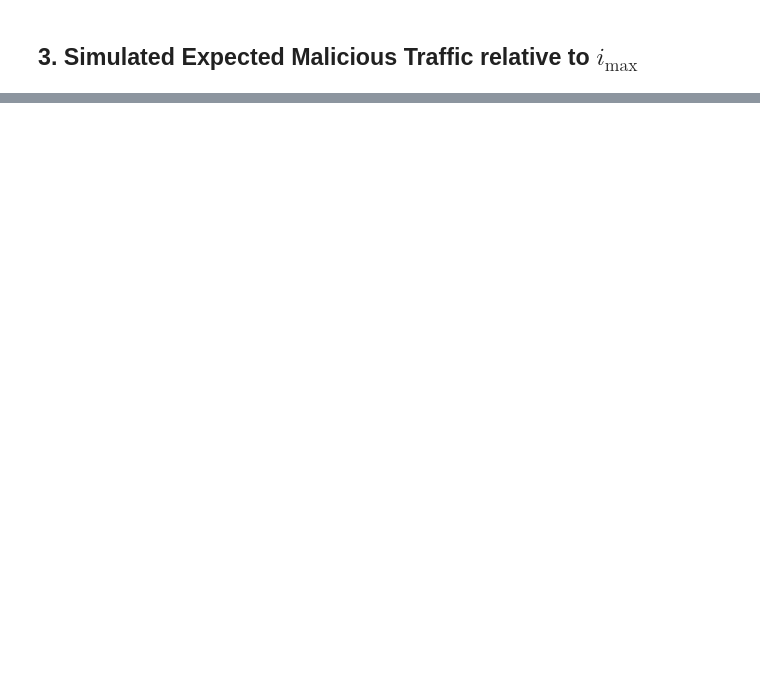
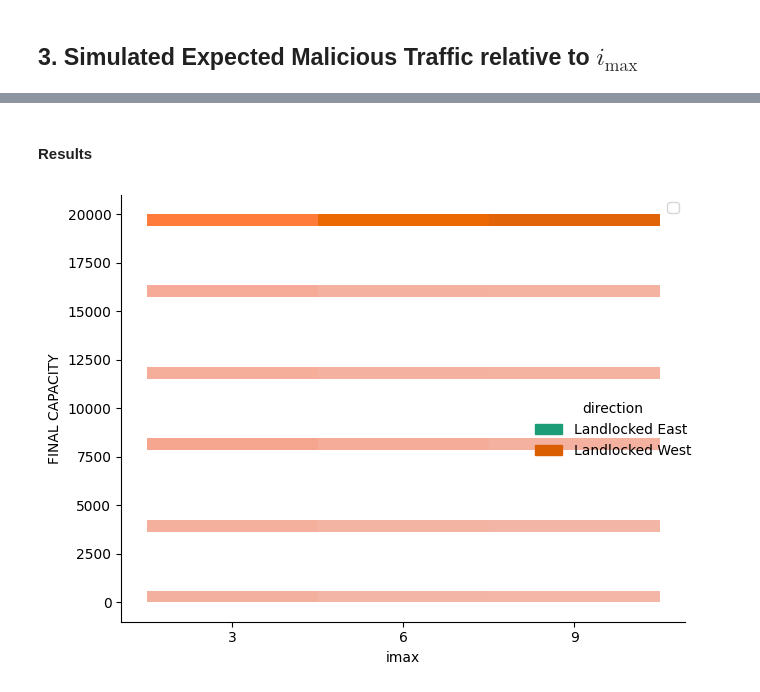
Before and after one commit to Foalfloater66/starlink-fyp, a Jupyter notebook: graphs/chap_5_experiments/5_3_experiments.ipynb, the cells around one changed output, grey strips where cells are left out. Drawn from its saved outputs; the diff is of its cells as text; code cells hidden in the pictures; blank space fills up the shorter version.

```diff
--- a/graphs/chap_5_experiments/5_3_experiments.ipynb
+++ b/graphs/chap_5_experiments/5_3_experiments.ipynb
@@ -42,20 +42,19 @@ log_directory = "../../simulator/Logs/"
 # Utility functions
 from abc import ABC
 
-def load_data(relative_path: str):
+
+def load_csv_data(relative_path: str):
     # TODO: should be named load_csv_data
     """Load CSV data."""
     path = os.path.join(log_directory, relative_path)
-    if not os.path.isfile(path):
-        raise Exception(f"The path {path} does not exist.")
+    assert os.path.isfile(path)
     return pd.read_csv(path)
 
 
 def load_json_data(relative_path: str):
     """Load JSON data."""
     path = os.path.join(log_directory, relative_path)
-    if not os.path.isfile(path):
-        raise Exception(f"The path {path} does not exist.")
+    assert os.path.isfile(path)
     with open(path) as file:
         data = json.load(file)
     return pd.DataFrame(data["latencies"])
@@ -63,7 +62,7 @@ def load_json_data(relative_path: str):
 
 class Plot(ABC):
     def __init__(self):
-        raise NotImplementedError
+        pass
 
     def plot(self):
         """Draw a single plot."""
@@ -72,15 +71,3 @@ class Plot(ABC):
     def multi_plot(self):
         """Draw multiple plots."""
         raise NotImplementedError
-
-
-def graph(plot_fn, qualitative_case, imax=1, reps=1, **kwargs):
-    """Plot the results of the plot function for each direction on a single graph.
-
-    To enable RDiS, set imax to a value greater than 1.
-    """
-    imax = f"{imax}" if imax != 1 else "OFF"
-
-    # palette = qualitative_case_palettes[qualitative_case]
-    for direction in directions:
-        plot_fn(qualitative_case, direction, imax, reps, **kwargs) # TO BE HONEST THIS SEEMS A BIT OF A USELESS FUNCTION (PLOT_RESULTS DOES THE SAME THING MORE OR LESSs)
@@ -797,0 +353,16 @@ min: 0.0
+# %% [markdown]
+#### Results
+# %%
+sns.set_palette(orbital_palette)
+# Cumulative Distribution Function (of RTT)
+for geographical_case in {"Landlocked"}:
+    ExpectedMaliciousTraffic().single_plot(
+        geographical_case,
+        "East",
+        imax_list={3, 6, 9},
+        reps=100,
+        plot_type="line",
+        imaxes=[3, 6, 9],
+    )
+# %% [output]
+[figure, added]
```
Also changed, not shown: parts of 8 cells of this notebook, 1 other file.
